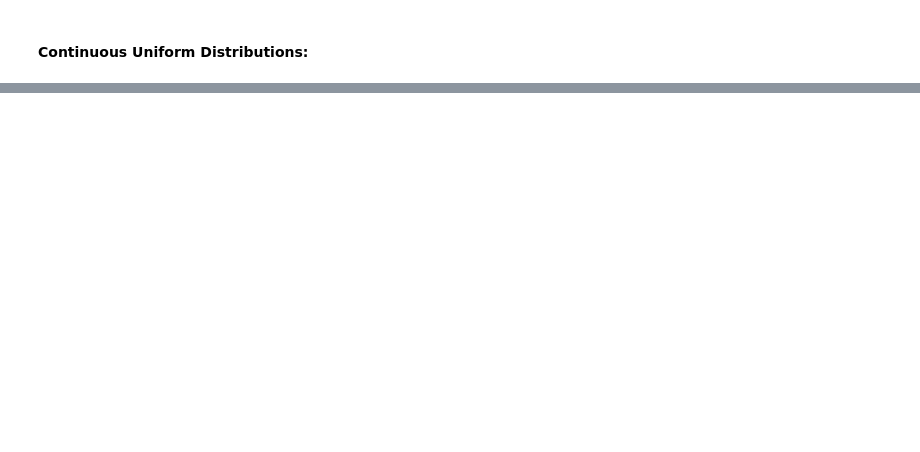
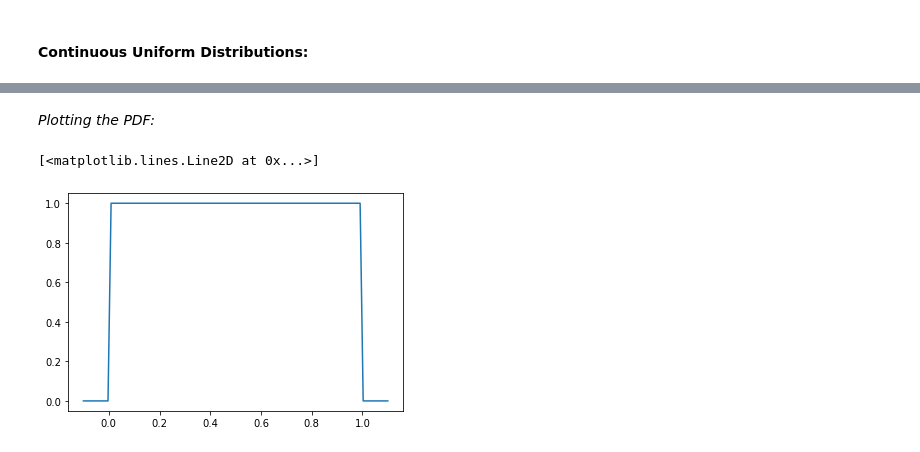
Before and after one commit to ksaslow/data-pt-ber-08-20, a Jupyter notebook: Notes/module-2/Week9Day2and3_CodeAlong.ipynb, the cells around one changed output, grey strips where cells are left out. Drawn from its saved outputs; the diff is of its cells as text; code cells hidden in the pictures; blank space fills up the shorter version.

```diff
--- a/Notes/module-2/Week9Day2and3_CodeAlong.ipynb
+++ b/Notes/module-2/Week9Day2and3_CodeAlong.ipynb
@@ -352,0 +420,8 @@ range(0, 20)
+# %% [markdown]
+*Plotting the PDF:*
+# %%
+numrange = np.linspace(-0.1, 1.1, 100)
+plt.plot(numrange, cuni.pdf(numrange))
+# %% [output]
+[<matplotlib.lines.Line2D at 0x...>]
+[figure, added]
```
Also changed, not shown: parts of 21 cells of this notebook, 2 other files.
